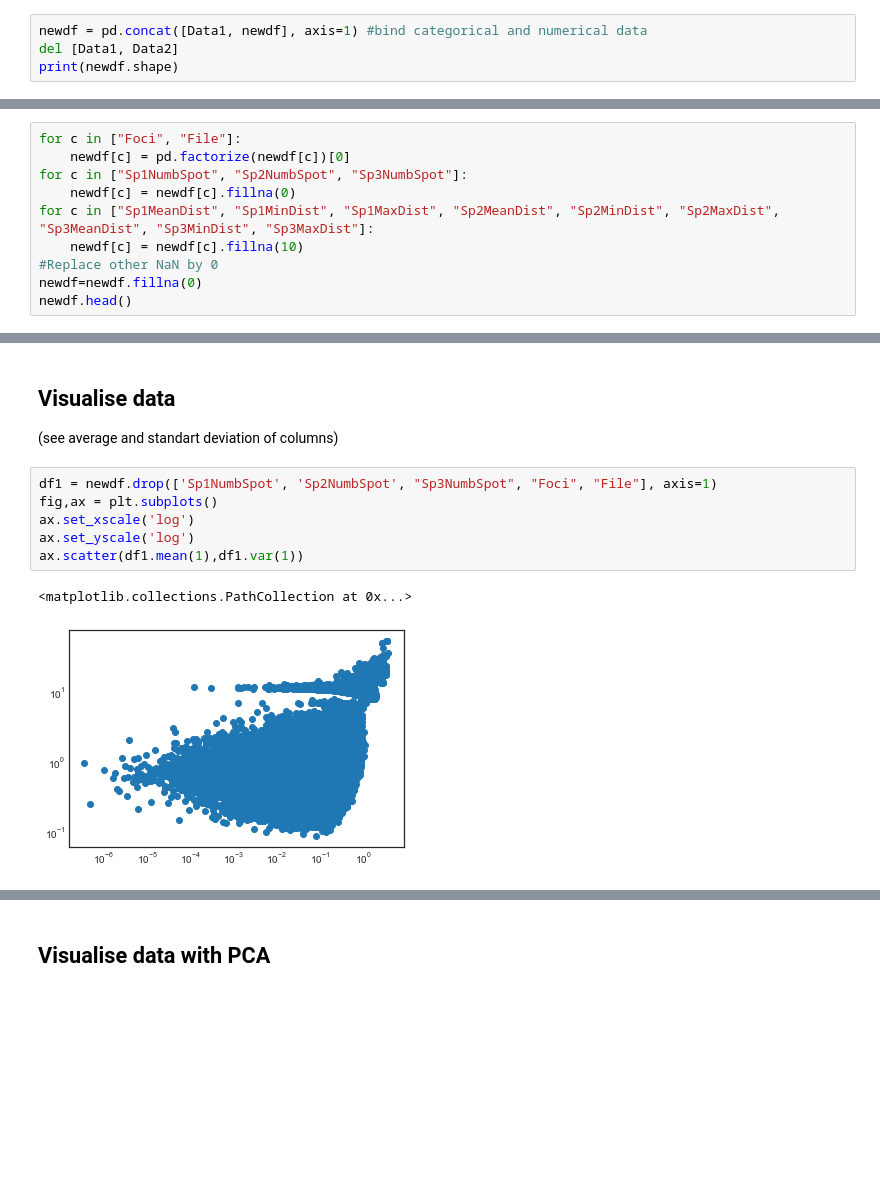
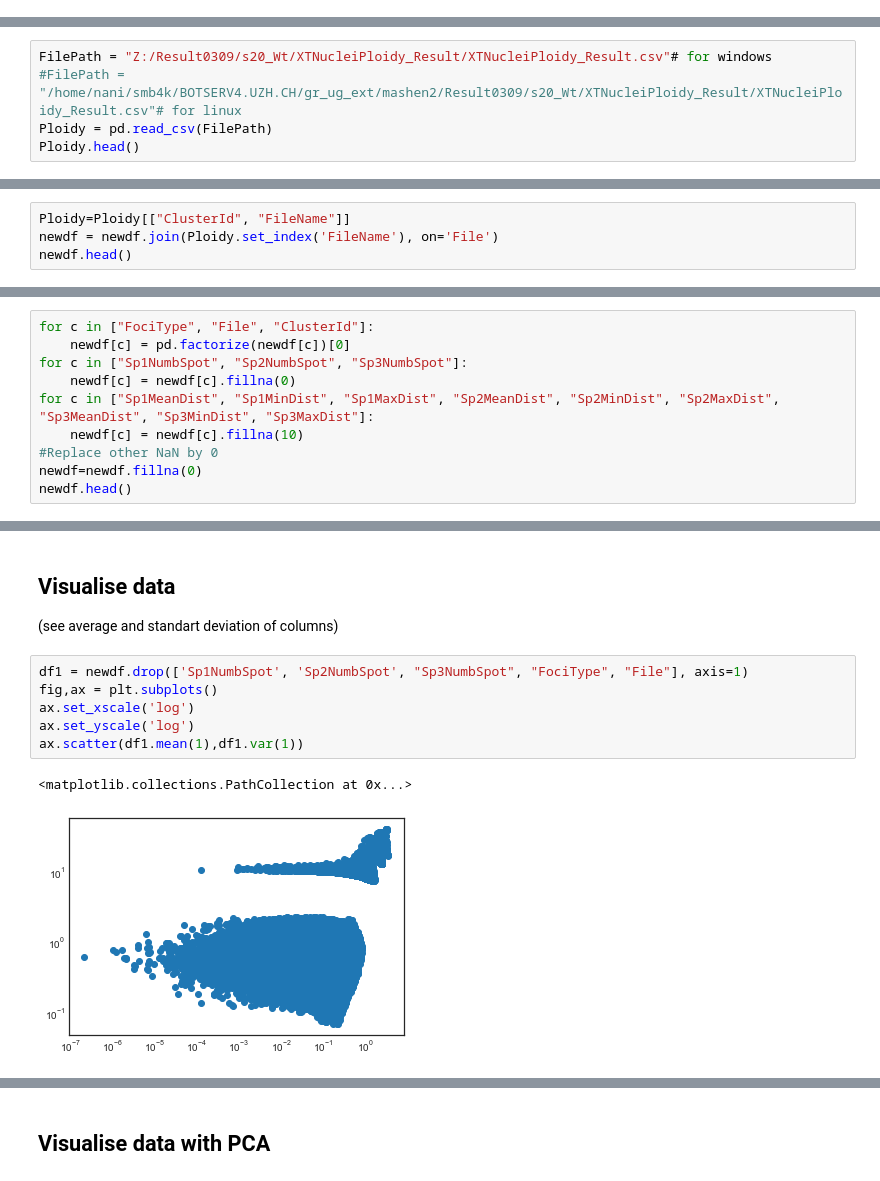
Before and after one commit to Menigedegna/Point-Pattern-Analysis, a Jupyter notebook: MachineLearningRNADistribution.ipynb, the cells around one changed output, grey strips where cells are left out. Saved outputs shown, nothing was run; the diff lists cells and outputs as text; blank space fills up the shorter version.

```diff
--- a/MachineLearningRNADistribution.ipynb
+++ b/MachineLearningRNADistribution.ipynb
@@ -167,4 +282,0 @@ Text(0.5,1,u'After removing outliers')
-# %%
-newdf = pd.concat([Data1, newdf], axis=1) #bind categorical and numerical data
-del [Data1, Data2]
-print(newdf.shape)
@@ -172,0 +285,5 @@ print(newdf.shape)
+# %%
+FilePath = "Z:/Result0309/s20_Wt/XTNucleiPloidy_Result/XTNucleiPloidy_Result.csv"# for windows
+#FilePath = "/home/nani/smb4k/BOTSERV4.UZH.CH/gr_ug_ext/mashen2/Result0309/s20_Wt/XTNucleiPloidy_Result/XTNucleiPloidy_Result.csv"# for linux
+Ploidy = pd.read_csv(FilePath)
+Ploidy.head()
@@ -172,0 +297,4 @@ print(newdf.shape)
+# %%
+Ploidy=Ploidy[["ClusterId", "FileName"]]
+newdf = newdf.join(Ploidy.set_index('FileName'), on='File')
+newdf.head()
@@ -177,7 +313,7 @@ print(newdf.shape)
 2. In NumbSpot column NaN means there wasn't a neigbouring point inside 0.2 radius = replace NaN with 0
 3. MeanDist, MinDist, MaxDist : NaN in these columns if there is no neibouring point = replace values with 10 (scaled values only go up to 3)
 # %%
-for c in ["Foci", "File"]:
+for c in ["FociType", "File", "ClusterId"]:
     newdf[c] = pd.factorize(newdf[c])[0]
 for c in ["Sp1NumbSpot", "Sp2NumbSpot", "Sp3NumbSpot"]:
     newdf[c] = newdf[c].fillna(0)
@@ -198,14 +334,14 @@ newdf.head()
 ## Visualise data
 (see average and standart deviation of columns)
 # %%
-df1 = newdf.drop(['Sp1NumbSpot', 'Sp2NumbSpot', "Sp3NumbSpot", "Foci", "File"], axis=1)
+df1 = newdf.drop(['Sp1NumbSpot', 'Sp2NumbSpot', "Sp3NumbSpot", "FociType", "File"], axis=1)
 fig,ax = plt.subplots()
 ax.set_xscale('log')
 ax.set_yscale('log')
 ax.scatter(df1.mean(1),df1.var(1))
 # %% [output]
 <matplotlib.collections.PathCollection at 0x...>
-[figure, old version]
+[figure, new version]
 # %%
 fig,ax = plt.subplots()
 ax.scatter(newdf.mean(1), newdf.std(1))
```
Also changed, not shown: parts of 32 cells of this notebook.
